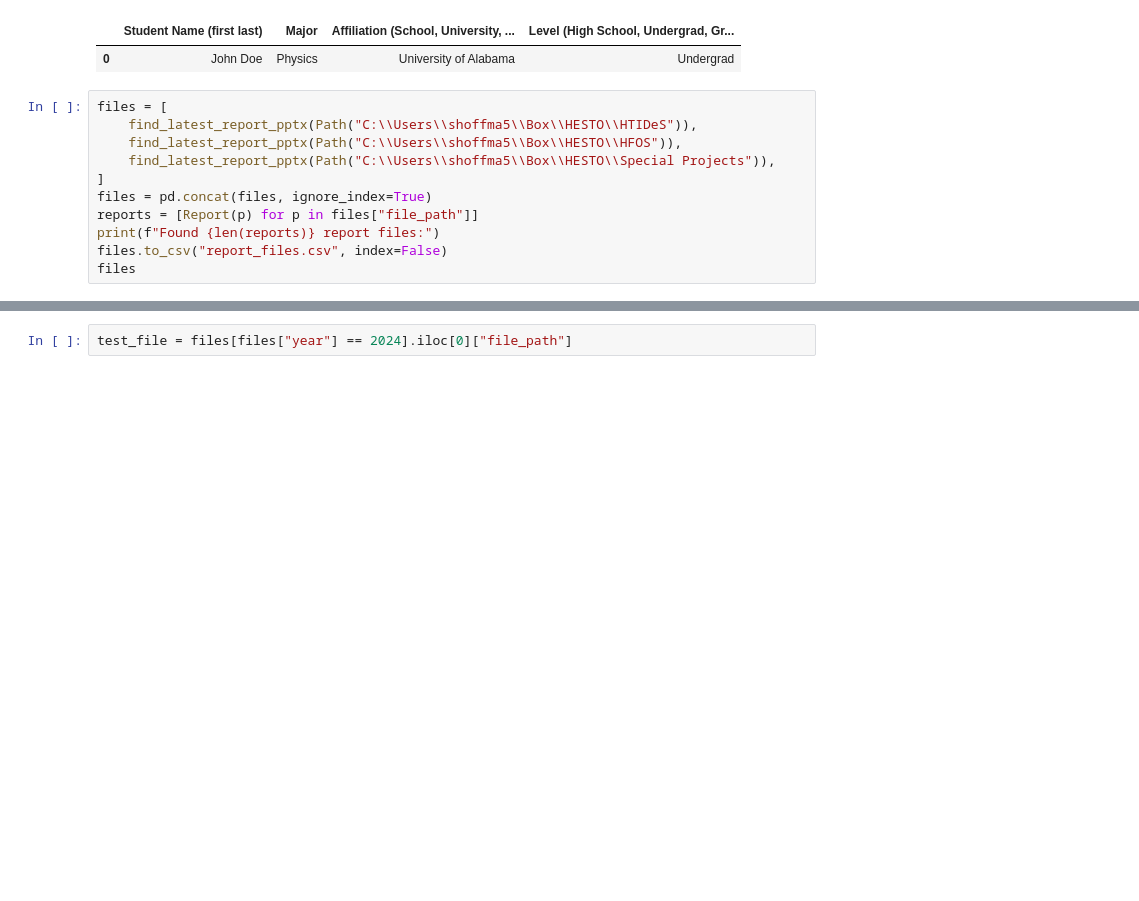
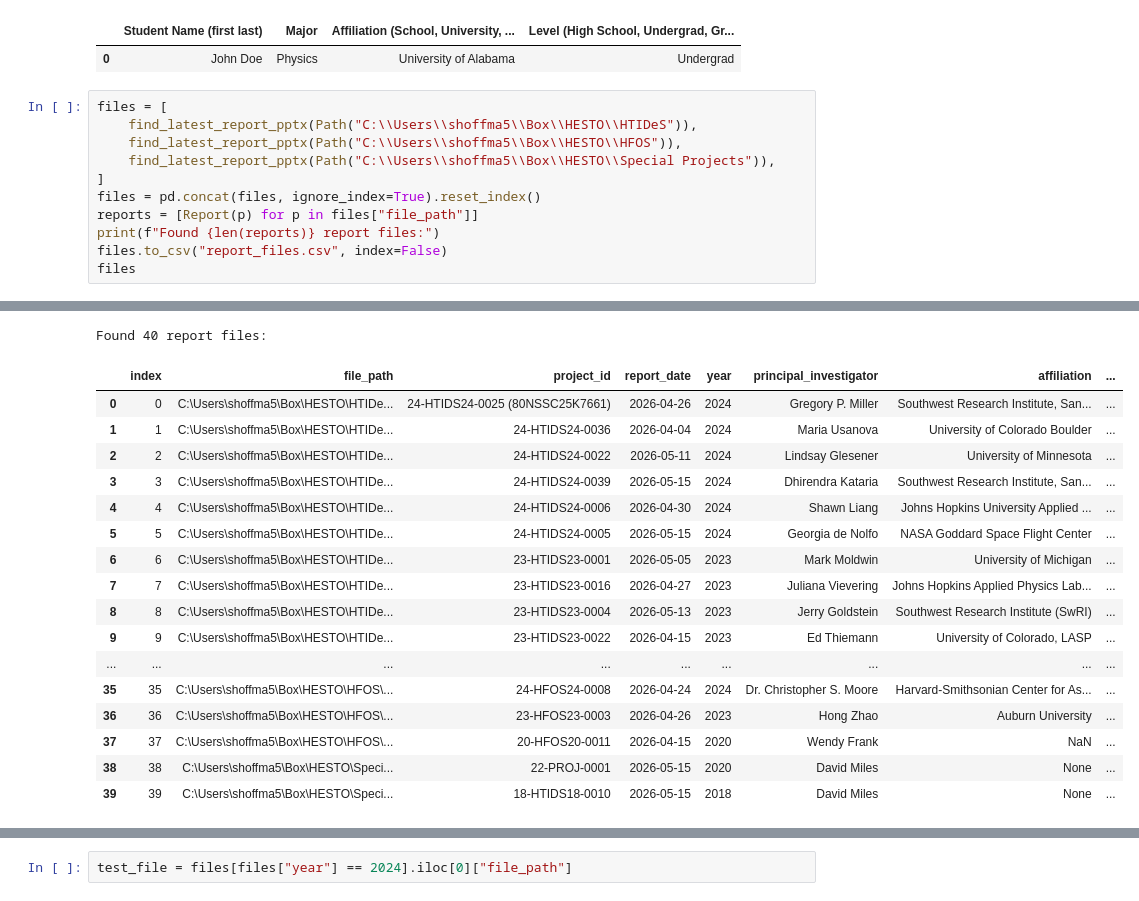
Before and after one commit to ShaunHoffmann/hestodb, a Jupyter notebook: hesto_uv_notebook.ipynb, the cells around one changed output, grey strips where cells are left out. Drawn from its saved outputs; the diff is of its cells as text; blank space fills up the shorter version.

```diff
--- a/hesto_uv_notebook.ipynb
+++ b/hesto_uv_notebook.ipynb
@@ -81,8 +81,9 @@ files = [
     find_latest_report_pptx(Path("C:\\Users\\shoffma5\\Box\\HESTO\\HFOS")),
     find_latest_report_pptx(Path("C:\\Users\\shoffma5\\Box\\HESTO\\Special Projects")),
 ]
-files = pd.concat(files, ignore_index=True)
+files = pd.concat(files, ignore_index=True).reset_index()
 reports = [Report(p) for p in files["file_path"]]
 print(f"Found {len(reports)} report files:")
 files.to_csv("report_files.csv", index=False)
 files
+# %% [output]
@@ -88,0 +107,18 @@ files
+Found 40 report files:
+|  | index | file_path | project_id | report_date | year | principal_investigator | affiliation | ... |
+| 0 | 0 | C:\Users\shoffma5\Box\HESTO\HTIDe... | 24-HTIDS24-0025 (80NSSC25K7661) | 2026-04-26 | 2024 | Gregory P. Miller | Southwest Research Institute, San... | ... |
+| 1 | 1 | C:\Users\shoffma5\Box\HESTO\HTIDe... | 24-HTIDS24-0036 | 2026-04-04 | 2024 | Maria Usanova | University of Colorado Boulder | ... |
+| 2 | 2 | C:\Users\shoffma5\Box\HESTO\HTIDe... | 24-HTIDS24-0022 | 2026-05-11 | 2024 | Lindsay Glesener | University of Minnesota | ... |
+| 3 | 3 | C:\Users\shoffma5\Box\HESTO\HTIDe... | 24-HTIDS24-0039 | 2026-05-15 | 2024 | Dhirendra Kataria | Southwest Research Institute, San... | ... |
+| 4 | 4 | C:\Users\shoffma5\Box\HESTO\HTIDe... | 24-HTIDS24-0006 | 2026-04-30 | 2024 | Shawn Liang | Johns Hopkins University Applied ... | ... |
+| 5 | 5 | C:\Users\shoffma5\Box\HESTO\HTIDe... | 24-HTIDS24-0005 | 2026-05-15 | 2024 | Georgia de Nolfo | NASA Goddard Space Flight Center | ... |
+| 6 | 6 | C:\Users\shoffma5\Box\HESTO\HTIDe... | 23-HTIDS23-0001 | 2026-05-05 | 2023 | Mark Moldwin | University of Michigan | ... |
+| 7 | 7 | C:\Users\shoffma5\Box\HESTO\HTIDe... | 23-HTIDS23-0016 | 2026-04-27 | 2023 | Juliana Vievering | Johns Hopkins Applied Physics Lab... | ... |
+| 8 | 8 | C:\Users\shoffma5\Box\HESTO\HTIDe... | 23-HTIDS23-0004 | 2026-05-13 | 2023 | Jerry Goldstein | Southwest Research Institute (SwRI) | ... |
+| 9 | 9 | C:\Users\shoffma5\Box\HESTO\HTIDe... | 23-HTIDS23-0022 | 2026-04-15 | 2023 | Ed Thiemann | University of Colorado, LASP | ... |
+| ... | ... | ... | ... | ... | ... | ... | ... | ... |
+| 35 | 35 | C:\Users\shoffma5\Box\HESTO\HFOS\... | 24-HFOS24-0008 | 2026-04-24 | 2024 | Dr. Christopher S. Moore | Harvard-Smithsonian Center for As... | ... |
+| 36 | 36 | C:\Users\shoffma5\Box\HESTO\HFOS\... | 23-HFOS23-0003 | 2026-04-26 | 2023 | Hong Zhao | Auburn University | ... |
+| 37 | 37 | C:\Users\shoffma5\Box\HESTO\HFOS\... | 20-HFOS20-0011 | 2026-04-15 | 2020 | Wendy Frank | NaN | ... |
+| 38 | 38 | C:\Users\shoffma5\Box\HESTO\Speci... | 22-PROJ-0001 | 2026-05-15 | 2020 | David Miles | None | ... |
+| 39 | 39 | C:\Users\shoffma5\Box\HESTO\Speci... | 18-HTIDS18-0010 | 2026-05-15 | 2018 | David Miles | None | ... |
```
Also changed, not shown: parts of 20 cells of this notebook, 5 other files.
